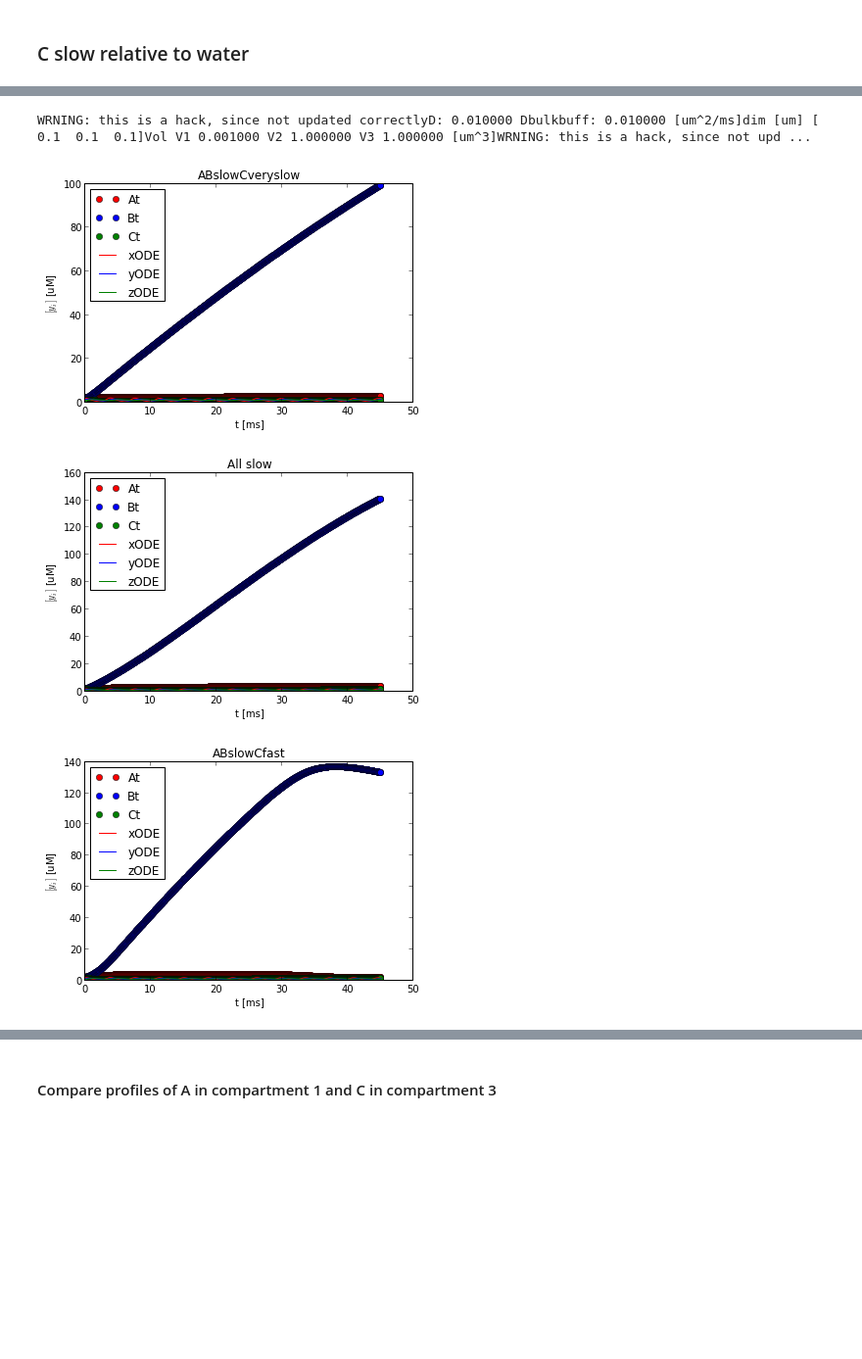
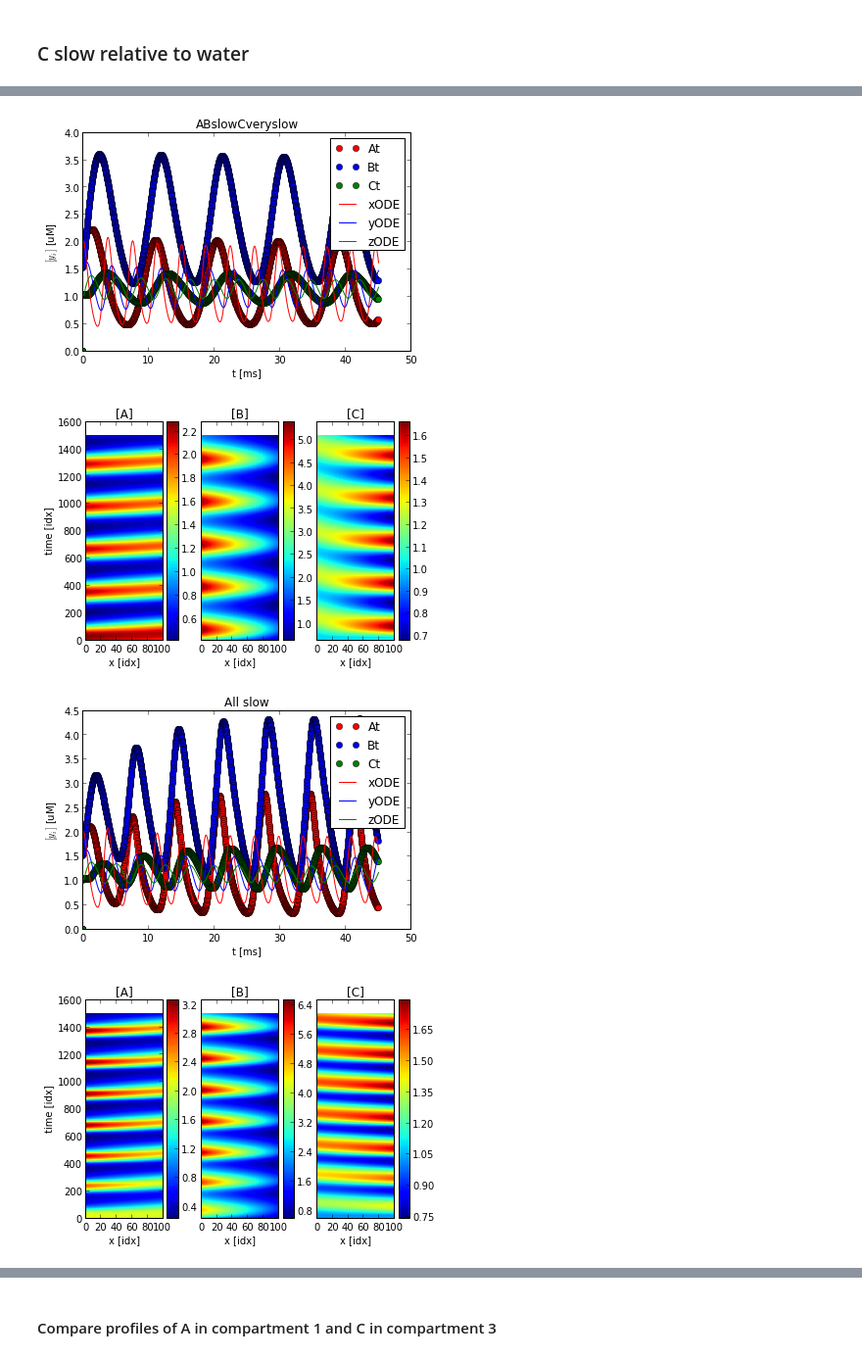
Before and after one commit to huskeypm/enzymekineticsacs, a Jupyter notebook: goodwinPDE.ipynb, the cells around one changed output, grey strips where cells are left out. Shown at 98% size. Saved outputs shown, nothing was run; the diff lists cells and outputs as text; code cells hidden in the pictures; blank space fills up the shorter version.

```diff
--- a/goodwinPDE.ipynb
+++ b/goodwinPDE.ipynb
@@ -38,7 +45,7 @@ WRNING: this is a hack, since not updated correctlyD: 1000.000000 Dbulkbuff: 100
 # %%
-steps = 1501 #Dref = 1e2Dref = 0.1 # [um^2/ms]if 1:         resultsABslowCveryslow, tode, yode = figA(steps =steps, dt = 0.03,doplot=0,\                                              DAb=Dref,DBb=Dref,DCb=Dref*0.1)    resultsAllslow, tode, yode = figA(steps =steps, dt = 0.03,doplot=0,\                                              DAb=Dref,DBb=Dref,DCb=Dref*1.0)    resultsABslowCfast, tode, yode = figA(steps =steps, dt = 0.03,doplot=0,\                                              DAb=Dref,DBb=Dref,DCb=Dref*10)    results = resultsABslowCveryslowplt.figure()plt.title("ABslowCveryslow")plotconcssum(results.ts,results.concs,results.volFracs)plotODE(tode,yode)results = resultsAllslowplt.figure()plt.title("All slow")plotconcssum(results.ts,results.concs,results.volFracs)plotODE(tode,yode)results = resultsABslowCfastplt.figure()plt.title("ABslowCfast")plotconcssum(results.ts,results.concs,results.volFracs)plotODE(tode,yode)
+steps = 1501scales = [0.1,1.0,10] # kills osc for 0.1scales = [0.5,1.0,2.] # osc scales = [0.2,1.0,5.] # oscif 0:         resultsABslowCveryslow, tode, yode = figA(steps =steps, dt =dt,doplot=0,\                                              barrierLength=0.01,paraview=True,                                              DAb=Dref,DBb=Dref,DCb=Dref*scales[0])    resultsAllslow, tode, yode = figA(steps =steps, dt = dt,doplot=0,\                                              barrierLength=0.01,paraview=True,                                              DAb=Dref,DBb=Dref,DCb=Dref*scales[1])    resultsABslowCfast, tode, yode = figA(steps =steps, dt = dt,doplot=0,\                                              barrierLength=0.01,paraview=True,                                              DAb=Dref,DBb=Dref,DCb=Dref*scales[2])    results = resultsABslowCveryslowplt.figure()plt.title("ABslowCveryslow")plotconcssum(results.ts,results.concs,results.volFracs)plotODE(tode,yode)plotLineScans(results)results = resultsAllslowplt.figure()plt.title("All slow")plotconcssum(results.ts,results.concs,results.volFracs)plotODE(tode,yode)plotLineScans(results)results = resultsABslowCfastplt.figure()plt.title("ABslowCfast")plotconcssum(results.ts,results.concs,results.volFracs)plotODE(tode,yode)plotLineScans(results)
 # %% [output]
-WRNING: this is a hack, since not updated correctlyD: 0.010000 Dbulkbuff: 0.010000 [um^2/ms]dim [um] [ 0.1  0.1  0.1]Vol V1 0.001000 V2 1.000000 V3 1.000000 [um^3]WRNING: this is a hack, since not upd ...
-[figure, old version]
+[figure, new version]
-[figure, old version]
+[figure, new version]
-[figure, old version]
+[figure, new version]
+[figure, added]
```
Also changed, not shown: parts of 21 cells of this notebook, 3 other files.
